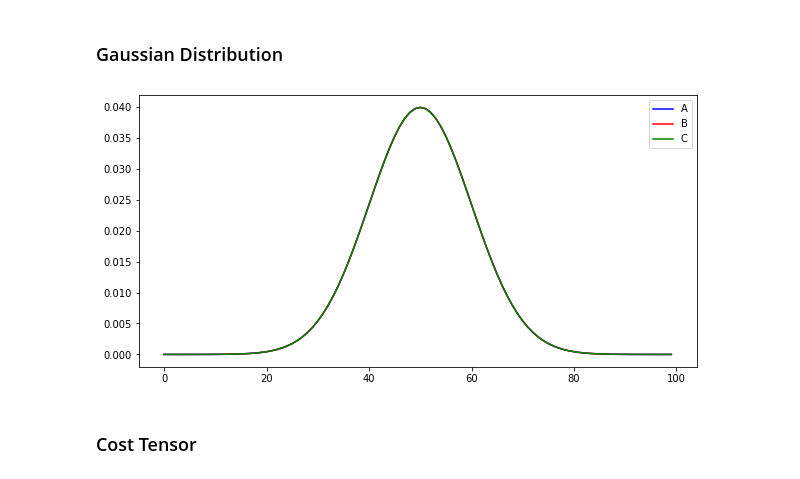
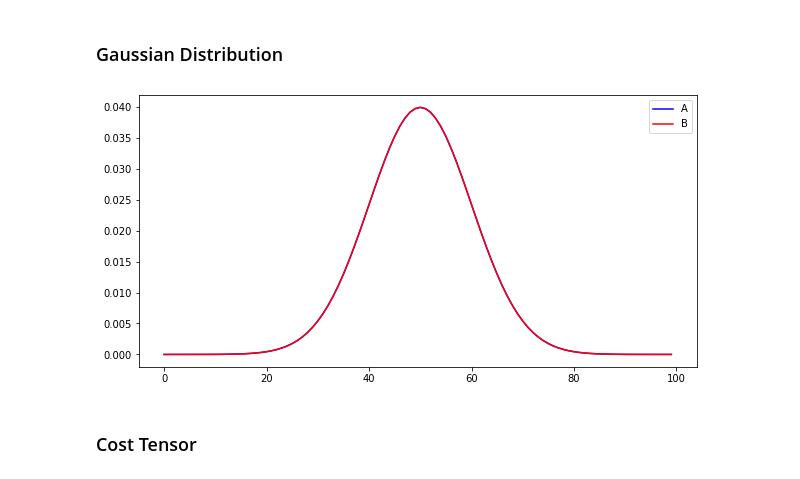
Before and after one commit to ramanakshay/Optimal-Transport, a Jupyter notebook: notebooks/multi_marginal_ot.ipynb, the cells around one changed output. Saved outputs shown, nothing was run; the diff lists cells and outputs as text; code cells hidden in the pictures.

```diff
--- a/notebooks/multi_marginal_ot.ipynb
+++ b/notebooks/multi_marginal_ot.ipynb
@@ -224,11 +224,11 @@ def gaussian_mix(n,mu,std,scale = None):
 # x = np.array([[i,] for i in range(size)]) # defining the space
 # X = np.tile(x.T,(n,1))
 # %%
-n = 3
+n = 2
 size = 100
 
 A = np.empty((n,size), float)
-A[0]  = A[1] = A[2] = gaussian_mix(size,[50],[10],[1])
+A[0]  = A[1] = gaussian_mix(size,[50],[10],[1])
 # A[1] = gaussian_mix(size,[30],[15],[1])
 # A[2] = gaussian_mix(size,[70],[10],[1])
 #A[3] = gaussian_mix(size,[25,70],[5,10],[1.5,1])
@@ -238,14 +238,14 @@ X = np.tile(x.T,(n,1))
 # %%
 #Plot distributions
 plt.figure(figsize=(10, 5))
 plt.plot(x, A[0], 'b', label='A')
 plt.plot(x, A[1], 'r', label='B')
-plt.plot(x, A[2], 'g', label='C')
+#plt.plot(x, A[2], 'g', label='C')
 #plt.plot(x, A[3], 'y', label='D')
 plt.legend()
 plt.show()
 # %% [output]
-[figure, old version]
+[figure, new version]
 # %% [markdown]
 ### Cost Tensor
 # %%
```
Also changed, not shown: parts of 4 cells of this notebook.
